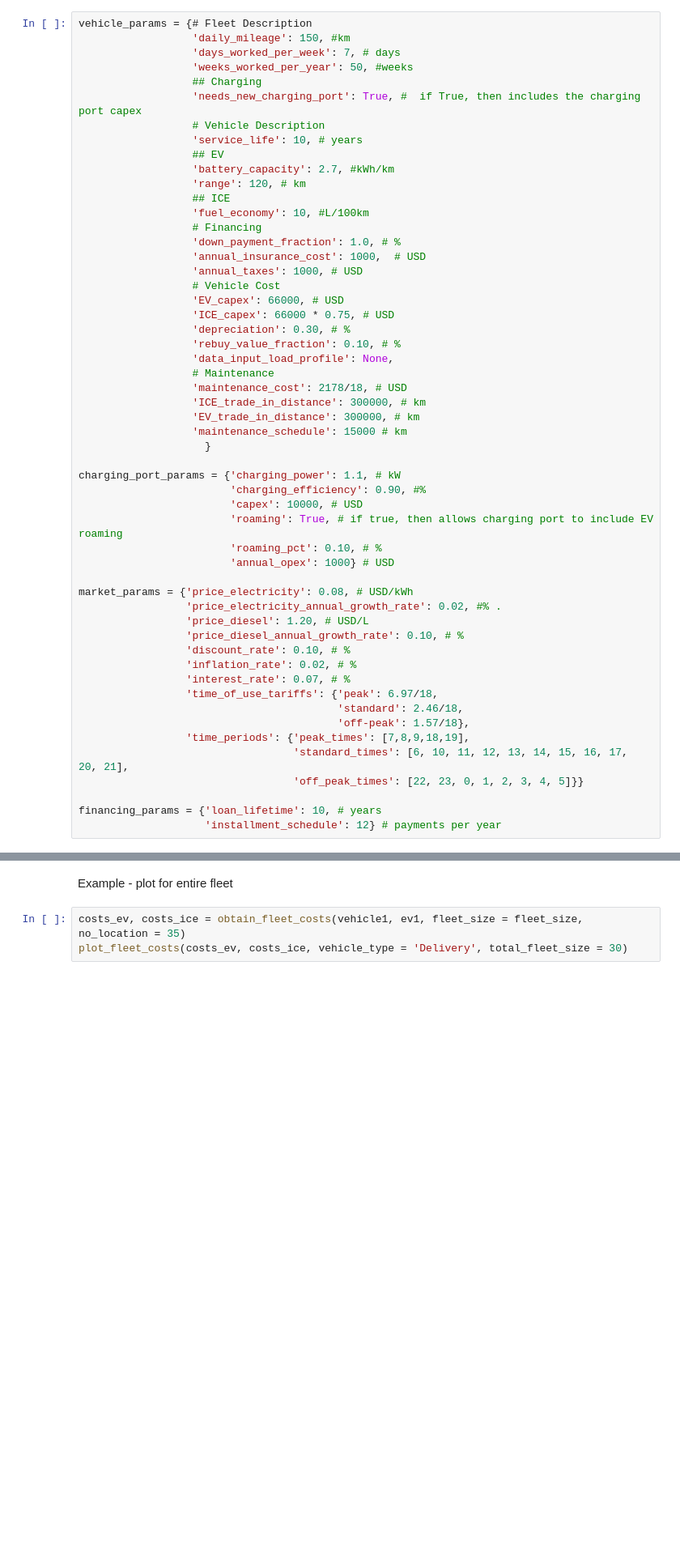
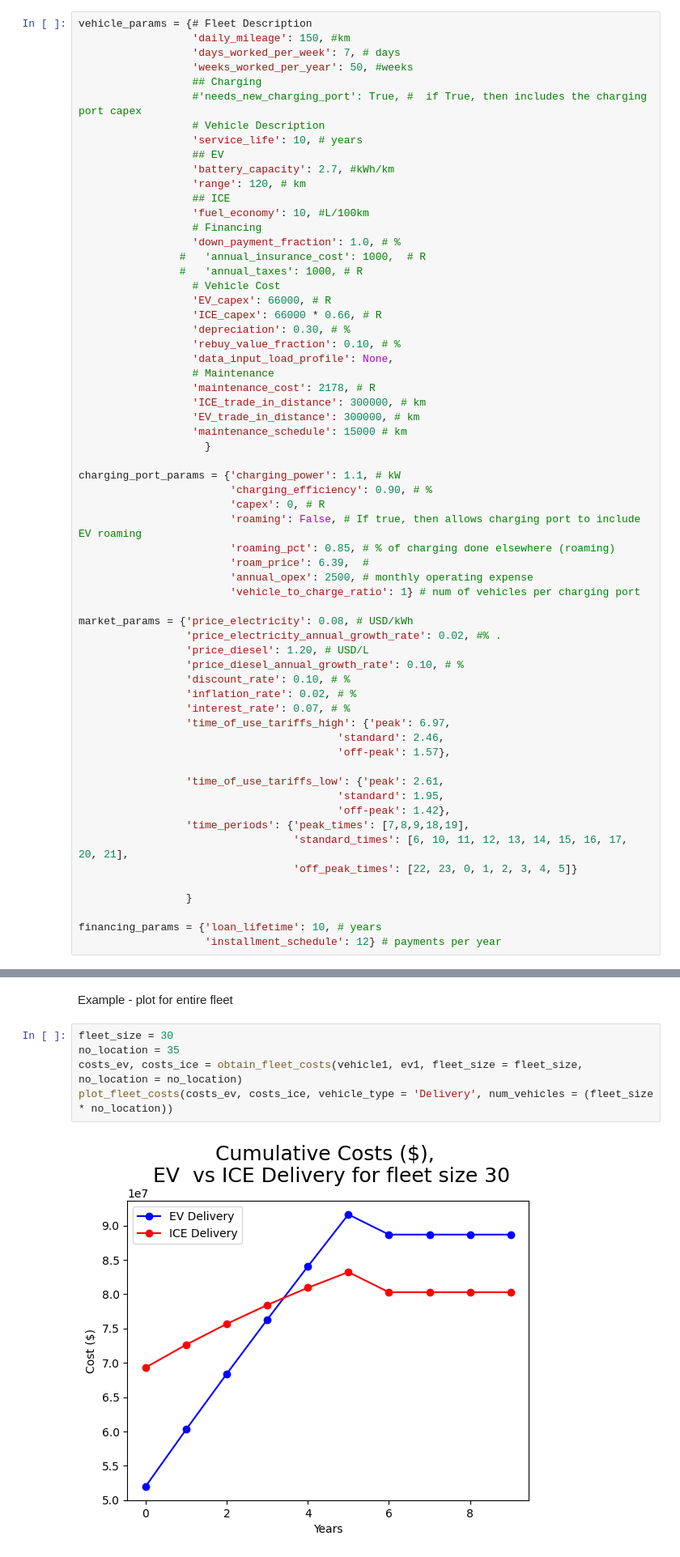
Before and after one commit to ChullEPG/ev_fleet_technoeconomic_assessment, a Jupyter notebook: fleet_electrification_analysis.ipynb, the cells around one changed output, grey strips where cells are left out. Shown: that part at 81% size. Saved outputs shown, nothing was run; the diff lists cells and outputs as text; blank space fills up the shorter version.

```diff
--- a/fleet_electrification_analysis.ipynb
+++ b/fleet_electrification_analysis.ipynb
@@ -467,7 +460,7 @@ vehicle_params = {# Fleet Description
                   'days_worked_per_week': 7, # days
                   'weeks_worked_per_year': 50, #weeks
                   ## Charging
-                  'needs_new_charging_port': True, #  if True, then includes the charging port capex
+                  #'needs_new_charging_port': True, #  if True, then includes the charging port capex
                   # Vehicle Description
                   'service_life': 10, # years
                   ## EV
@@ -477,27 +470,29 @@ vehicle_params = {# Fleet Description
                   'fuel_economy': 10, #L/100km
                   # Financing
                   'down_payment_fraction': 1.0, # %
-                  'annual_insurance_cost': 1000,  # USD
-                  'annual_taxes': 1000, # USD
+                #   'annual_insurance_cost': 1000,  # R
+                #   'annual_taxes': 1000, # R
                   # Vehicle Cost
-                  'EV_capex': 66000, # USD
-                  'ICE_capex': 66000 * 0.75, # USD
+                  'EV_capex': 66000, # R
+                  'ICE_capex': 66000 * 0.66, # R
                   'depreciation': 0.30, # %
                   'rebuy_value_fraction': 0.10, # %
                   'data_input_load_profile': None,
                   # Maintenance
-                  'maintenance_cost': 2178/18, # USD
+                  'maintenance_cost': 2178, # R
                   'ICE_trade_in_distance': 300000, # km
                   'EV_trade_in_distance': 300000, # km
                   'maintenance_schedule': 15000 # km
                     }
 
 charging_port_params = {'charging_power': 1.1, # kW
-                        'charging_efficiency': 0.90, #%
-                        'capex': 10000, # USD
-                        'roaming': True, # if true, then allows charging port to include EV roaming
-                        'roaming_pct': 0.10, # %
-                        'annual_opex': 1000} # USD
+                        'charging_efficiency': 0.90, # %
+                        'capex': 0, # R
+                        'roaming': False, # If true, then allows charging port to include EV roaming
+                        'roaming_pct': 0.85, # % of charging done elsewhere (roaming)
+                        'roam_price': 6.39,  #
+                        'annual_opex': 2500, # monthly operating expense
+                        'vehicle_to_charge_ratio': 1} # num of vehicles per charging port
 
 market_params = {'price_electricity': 0.08, # USD/kWh
                  'price_electricity_annual_growth_rate': 0.02, #% .
@@ -506,12 +501,18 @@ market_params = {'price_electricity': 0.08, # USD/kWh
                  'discount_rate': 0.10, # %
                  'inflation_rate': 0.02, # %
                  'interest_rate': 0.07, # %
-                 'time_of_use_tariffs': {'peak': 6.97/18,
-                                         'standard': 2.46/18,
-                                         'off-peak': 1.57/18},
+                 'time_of_use_tariffs_high': {'peak': 6.97,
+                                         'standard': 2.46,
+                                         'off-peak': 1.57},
+
+                 'time_of_use_tariffs_low': {'peak': 2.61,
+                                         'standard': 1.95,
+                                         'off-peak': 1.42},
                  'time_periods': {'peak_times': [7,8,9,18,19],
                                   'standard_times': [6, 10, 11, 12, 13, 14, 15, 16, 17, 20, 21],
-                                  'off_peak_times': [22, 23, 0, 1, 2, 3, 4, 5]}}
+                                  'off_peak_times': [22, 23, 0, 1, 2, 3, 4, 5]}
+
+                 }
 
 financing_params = {'loan_lifetime': 10, # years
                     'installment_schedule': 12} # payments per year
@@ -540,8 +543,12 @@ print("EV emits: ", round(ev1.annual_carbon_emissions, 2), "kgCO2eq/year")
 # %% [markdown]
 Example - plot for entire fleet
 # %%
-costs_ev, costs_ice = obtain_fleet_costs(vehicle1, ev1, fleet_size = fleet_size, no_location = 35)
-plot_fleet_costs(costs_ev, costs_ice, vehicle_type = 'Delivery', total_fleet_size = 30)
+fleet_size = 30
+no_location = 35
+costs_ev, costs_ice = obtain_fleet_costs(vehicle1, ev1, fleet_size = fleet_size, no_location = no_location)
+plot_fleet_costs(costs_ev, costs_ice, vehicle_type = 'Delivery', num_vehicles = (fleet_size * no_location))
+# %% [output]
+[figure, added]
 # %% [markdown]
 ## UC2 - Logistics
 # %%
```
Also changed, not shown: parts of 16 cells of this notebook, 3 other files.
